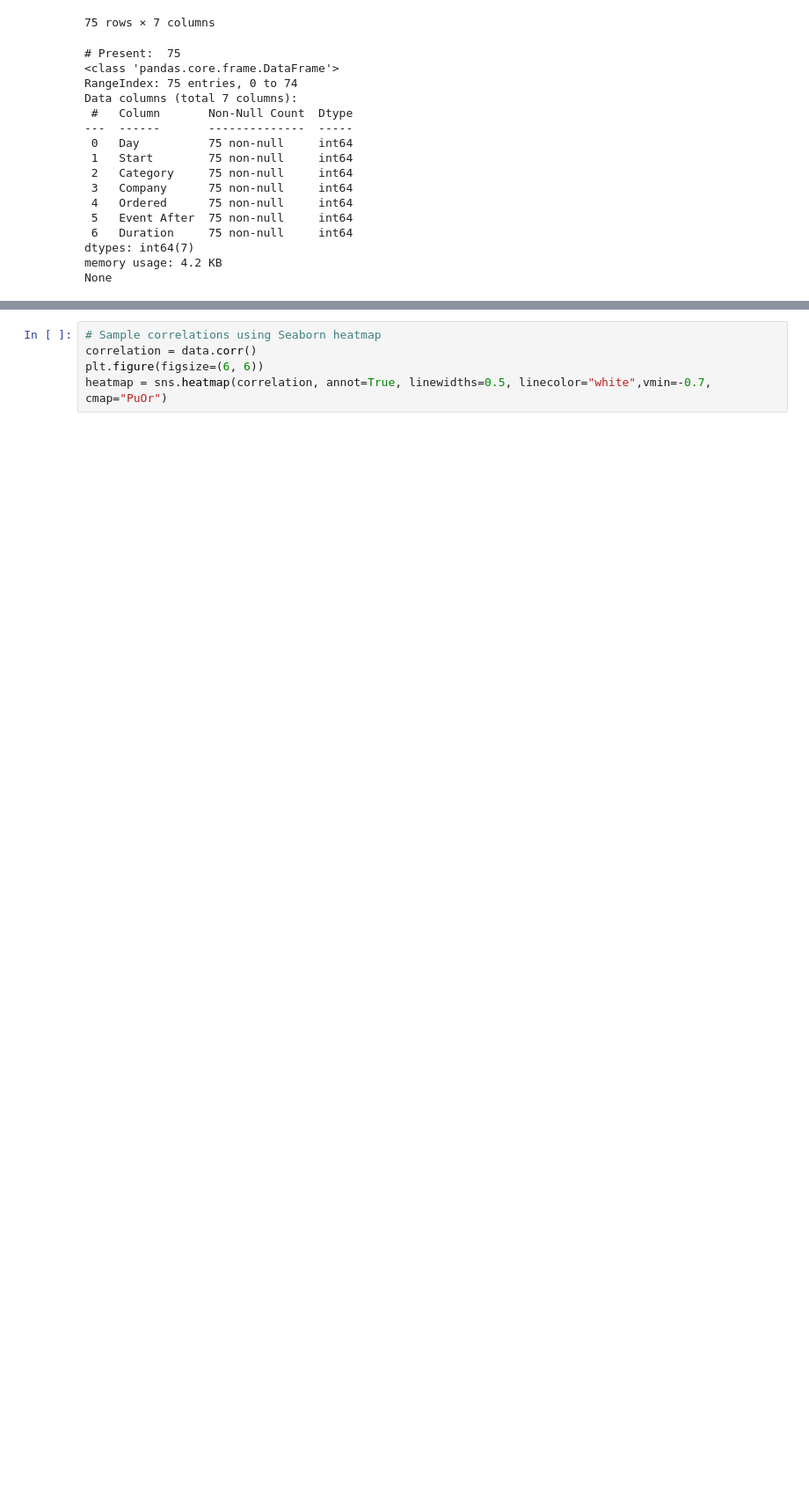
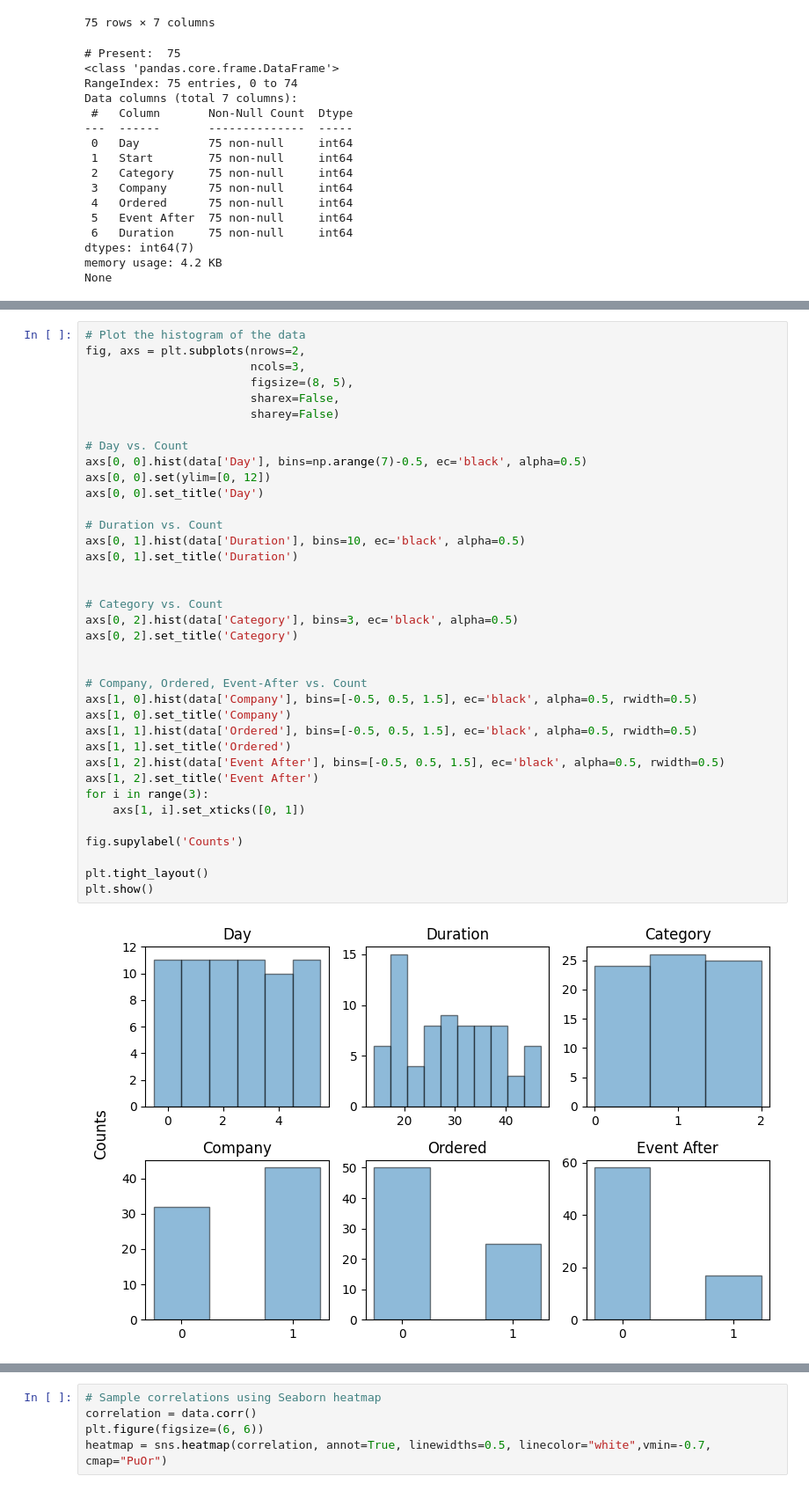
Before and after one commit to Rahuboy/regression-exploration, a Jupyter notebook: Problem1/1_eda.ipynb, the cells around one changed output, grey strips where cells are left out. Shown: that part at 88% size. Saved outputs shown, nothing was run; the diff lists cells and outputs as text; blank space fills up the shorter version.

```diff
--- a/Problem1/1_eda.ipynb
+++ b/Problem1/1_eda.ipynb
@@ -181,0 +132,39 @@ data[["Day", "Start", "Duration"]].describe()
+# %%
+# Plot the histogram of the data
+fig, axs = plt.subplots(nrows=2,
+                        ncols=3,
+                        figsize=(8, 5),
+                        sharex=False,
+                        sharey=False)
+
+# Day vs. Count
+axs[0, 0].hist(data['Day'], bins=np.arange(7)-0.5, ec='black', alpha=0.5)
+axs[0, 0].set(ylim=[0, 12])
+axs[0, 0].set_title('Day')
+
+# Duration vs. Count
+axs[0, 1].hist(data['Duration'], bins=10, ec='black', alpha=0.5)
+axs[0, 1].set_title('Duration')
+
+
+# Category vs. Count
+axs[0, 2].hist(data['Category'], bins=3, ec='black', alpha=0.5)
+axs[0, 2].set_title('Category')
+
+
+# Company, Ordered, Event-After vs. Count
+axs[1, 0].hist(data['Company'], bins=[-0.5, 0.5, 1.5], ec='black', alpha=0.5, rwidth=0.5)
+axs[1, 0].set_title('Company')
+axs[1, 1].hist(data['Ordered'], bins=[-0.5, 0.5, 1.5], ec='black', alpha=0.5, rwidth=0.5)
+axs[1, 1].set_title('Ordered')
+axs[1, 2].hist(data['Event After'], bins=[-0.5, 0.5, 1.5], ec='black', alpha=0.5, rwidth=0.5)
+axs[1, 2].set_title('Event After')
+for i in range(3):
+    axs[1, i].set_xticks([0, 1])
+
+fig.supylabel('Counts')
+
+plt.tight_layout()
+plt.show()
+# %% [output]
+[figure, added]
```
Also changed, not shown: parts of 14 cells of this notebook, 3 other files.
